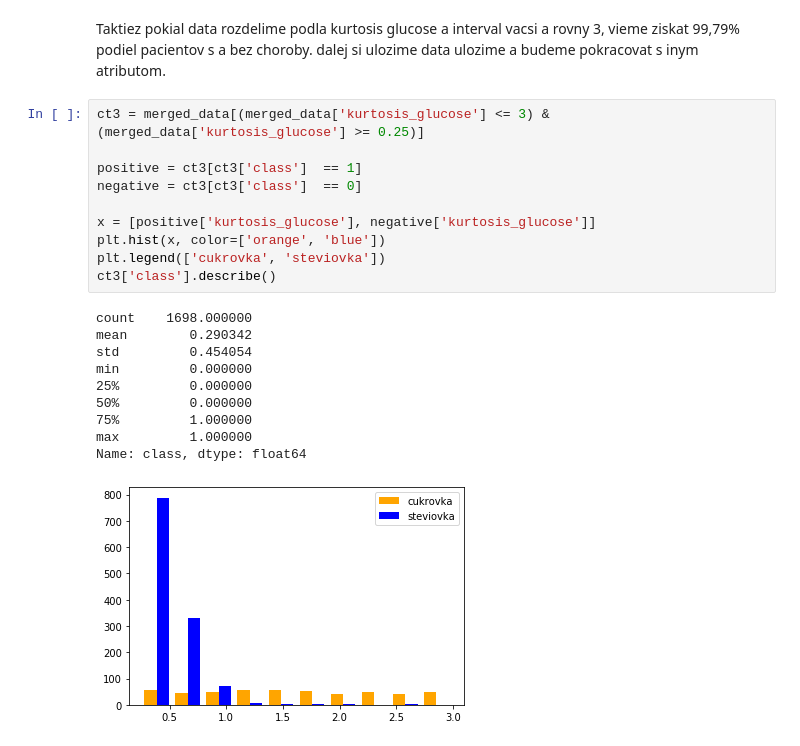
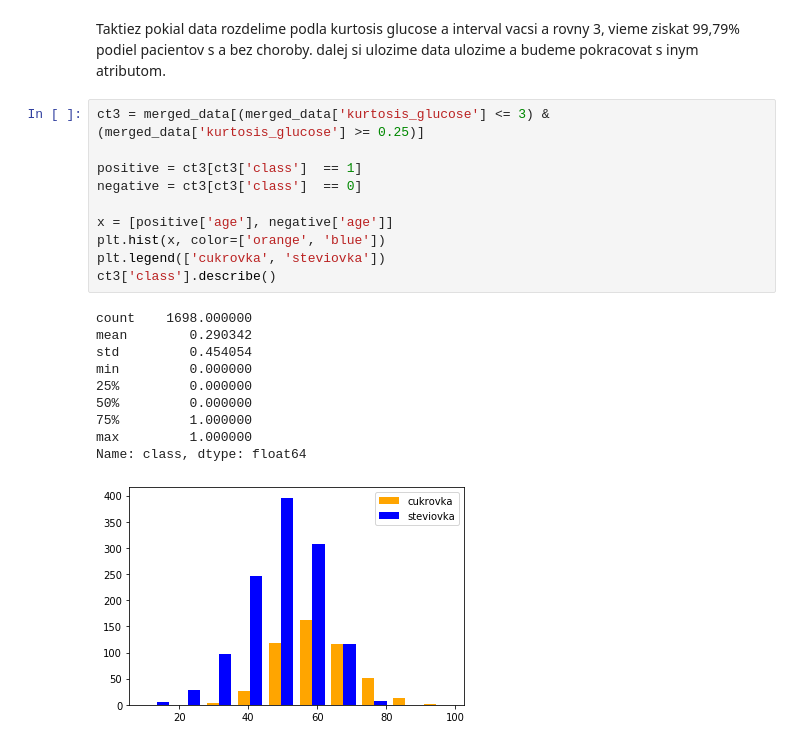
Before and after one commit to MatejHor/IAU_project, a Jupyter notebook: faza3/ManualaneRozhodovanie.ipynb, the cells around one changed output. Saved outputs shown, nothing was run; the diff lists cells and outputs as text.

```diff
--- a/faza3/ManualaneRozhodovanie.ipynb
+++ b/faza3/ManualaneRozhodovanie.ipynb
@@ -309,21 +315,21 @@ dalej si ulozime data ulozime a budeme pokracovat s inym atributom.
 # %%
 ct3 = merged_data[(merged_data['kurtosis_glucose'] <= 3) & (merged_data['kurtosis_glucose'] >= 0.25)]
 
 positive = ct3[ct3['class']  == 1]
 negative = ct3[ct3['class']  == 0]
 
-x = [positive['kurtosis_glucose'], negative['kurtosis_glucose']]
+x = [positive['age'], negative['age']]
 plt.hist(x, color=['orange', 'blue'])
 plt.legend(['cukrovka', 'steviovka'])
 ct3['class'].describe()
 # %% [output]
 count    1698.000000
 mean        0.290342
 std         0.454054
 min         0.000000
 25%         0.000000
 50%         0.000000
 75%         1.000000
 max         1.000000
 Name: class, dtype: float64
-[figure, old version]
+[figure, new version]
```
Also changed, not shown: parts of 17 cells of this notebook.
